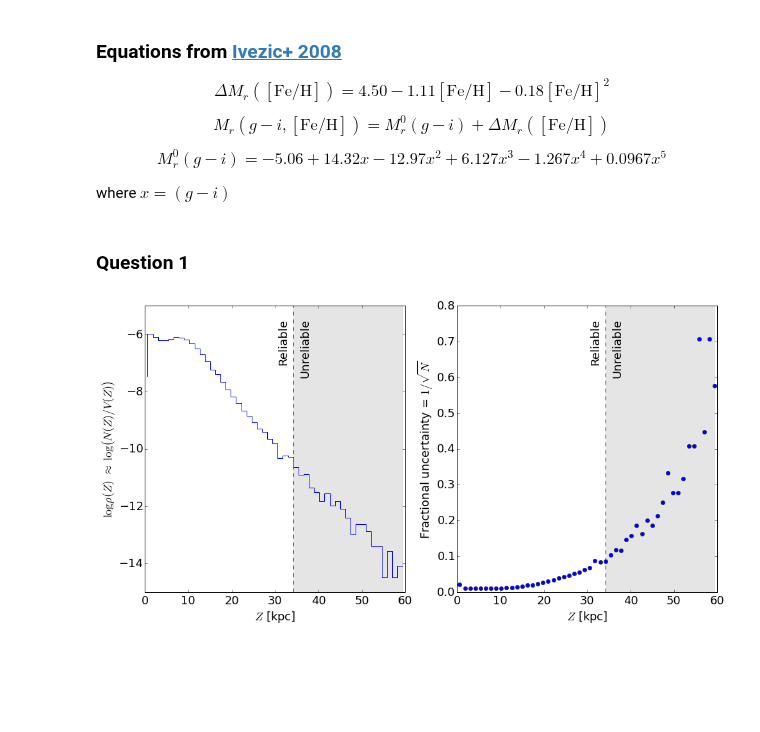
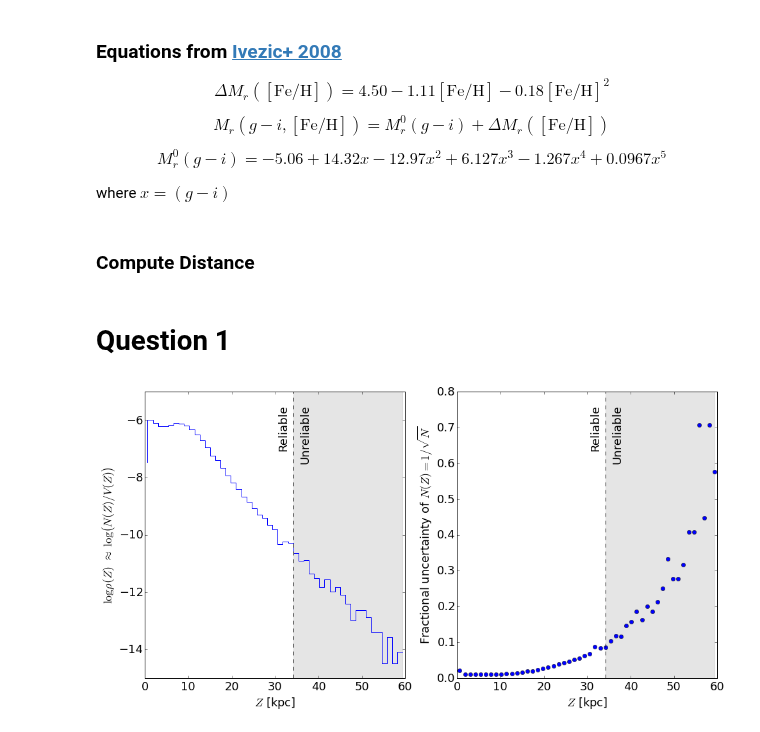
Before and after one commit to ivezic/Astr511, a Jupyter notebook: HW2015/Project1/Astr511_HW1_Morris.ipynb, the cells around one changed output. Saved outputs shown, nothing was run; the diff lists cells and outputs as text; code cells hidden in the pictures; blank space fills up the shorter version.

```diff
--- a/HW2015/Project1/Astr511_HW1_Morris.ipynb
+++ b/HW2015/Project1/Astr511_HW1_Morris.ipynb
@@ -35,6 +35,8 @@ $$ M_r(g-i, [\text{Fe/H}]) = M_r^0(g-i) + \Delta M_r([\text{Fe/H}]) \tag{A3}$$
 $$ M_r^0(g-i) = -5.06 + 14.32x - 12.97x^2 + 6.127x^3 - 1.267x^4 + 0.0967x^5 \tag{A7}$$
 
 where $x = (g-i)$
+# %% [markdown]
+### Compute Distance
 # %%
 # Compute approximate metallicity with ugr photometry as in Bond et al. 2010 (Eqn 1)
 x = data['u'] - data['g']
@@ -63,41 +65,58 @@ data['M_r'] = data['M_r^0'] + data['DeltaM_r']
 # Calculate distance D=Z in parsecs
 data['D'] = 10 * 10**((data['r'] - data['M_r'])/5)
 # %% [markdown]
-### Question 1
+# Question 1
 # %%
-gminusr = data['g'] - data['r']
-incolorrange = (0.2 < gminusr)*(gminusr < 0.4)
-Omega = 314.0*np.pi/180 # solid angle in radians
+def logdensity(lower, upper, metallicitylimit=None, Nbins=50):
+    '''
+    Find density of stars in range of Z bins with
+    lower < g - r < upper.
+    '''
+    x = data['g'] - data['r']
+    incolorlimits = (lower < x)*(x < upper)
+    if metallicitylimit is None:
+        inmetallicitylimit = np.ones_like(x).astype(bool)
+    elif metallicitylimit['sign'] == '>':
+        inmetallicitylimit = data['metallicity'] > metallicitylimit['limit']
+    else:
+        inmetallicitylimit = data['metallicity'] < metallicitylimit['limit']
 
-# Compute density histogram for stars in the g-r color range
-N_z, binedges = np.histogram(data['D'][incolorrange], 50, range=[0,6e4])
-z_bincenters_pc = [0.5*(binedges[i] + binedges[i+1]) for i in range(len(binedges) - 1)]
-z_bincenters_kpc = 1e-3 * np.array(z_bincenters_pc)
-V_z = [0.5*Omega*(binedges[i+1] - binedges[i])**2 for i in range(len(binedges) - 1)]
-rho_z = N_z / V_z
+    inalllimits = incolorlimits * inmetallicitylimit
+    Omega = 314.0*np.pi/180 # solid angle in radians
 
-# Compute limit in Z where fractional Poisson errors are <10%
-fractionalerr = 1./np.sqrt(N_z)
-maxreliableZ = np.max(z_bincenters_kpc[fractionalerr <= 0.10])
+    # Compute density histogram for stars in the g-r color range
+    N_z, binedges = np.histogram(data['D'][inalllimits], Nbins, range=[0,6e4])
+    z_bincenters_pc = [0.5*(binedges[i] + binedges[i+1]) for i in range(len(binedges) - 1)]
+    z_bincenters_kpc = 1e-3 * np.array(z_bincenters_pc)
+    V_z = [0.5*Omega*(binedges[i+1] - binedges[i])**2 for i in range(len(binedges) - 1)]
+    rho_z = N_z / V_z
+
+    # Compute limit in Z where fractional Poisson errors are <10%
+    fractionalerr = 1./np.sqrt(N_z)
+    maxreliableZ = np.max(z_bincenters_kpc[fractionalerr <= 0.10])
+
+    return z_bincenters_kpc, rho_z, maxreliableZ
+
+z_bincenters_kpc, rho_z, maxreliableZ = logdensity(0.2, 0.4)
 
 fig, ax = plt.subplots(1, 2, figsize=(16,8))
 ax[0].plot(z_bincenters_kpc, np.log(rho_z), ls='steps')
 ax[0].set_ylabel(r'$\log \rho(Z) \, \approx \, \log \left( N(Z)/V(Z) \right)$')
 
 ax[1].plot(z_bincenters_kpc, 1./np.sqrt(N_z), 'o')
-ax[1].set_ylabel(r'Fractional uncertainty = $1/\sqrt{N}$')
+ax[1].set_ylabel(r'Fractional uncertainty of $ N(Z) = 1/\sqrt{N}$')
 
 for axis in ax:
     axis.set_xlabel('$Z$ [kpc]')
     axis.axvline(maxreliableZ, ls='--', color='k')
     y_annotate = axis.get_ylim()[1] - 0.05*abs(np.diff(axis.get_ylim()))
     axis.annotate('Reliable', xy=(maxreliableZ-2, y_annotate), ha='center', va='top', rotation=90)
     axis.annotate('Unreliable', xy=(maxreliableZ+3, y_annotate), ha='center', va='top', rotation=90)
     ylims = axis.get_ylim()
     axis.fill_between(np.linspace(maxreliableZ, np.max(z_bincenters_kpc), 10),
                       ylims[0], ylims[1], color='k', alpha=0.1)
     axis.set_ylim(ylims)
 
 plt.show()
 # %% [output]
-[figure, old version]
+[figure, new version]
```
Also changed, not shown: parts of 8 cells of this notebook.
